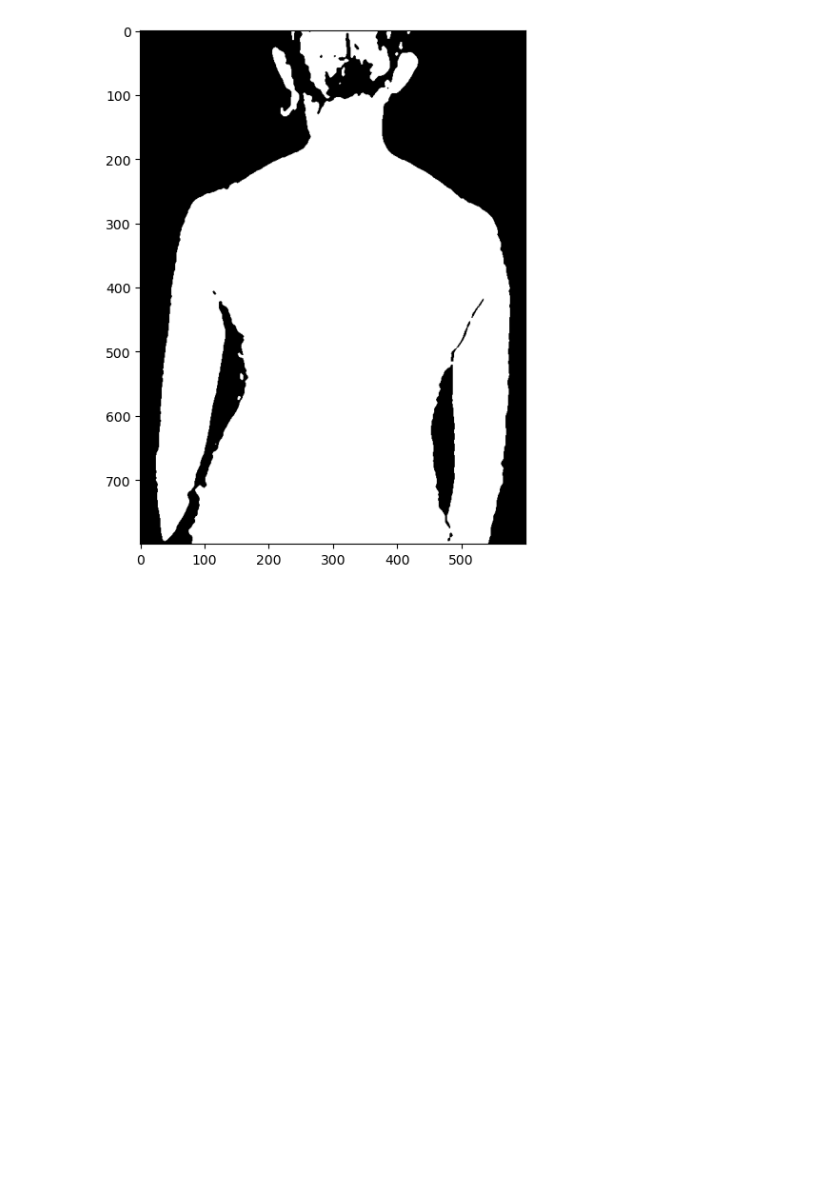
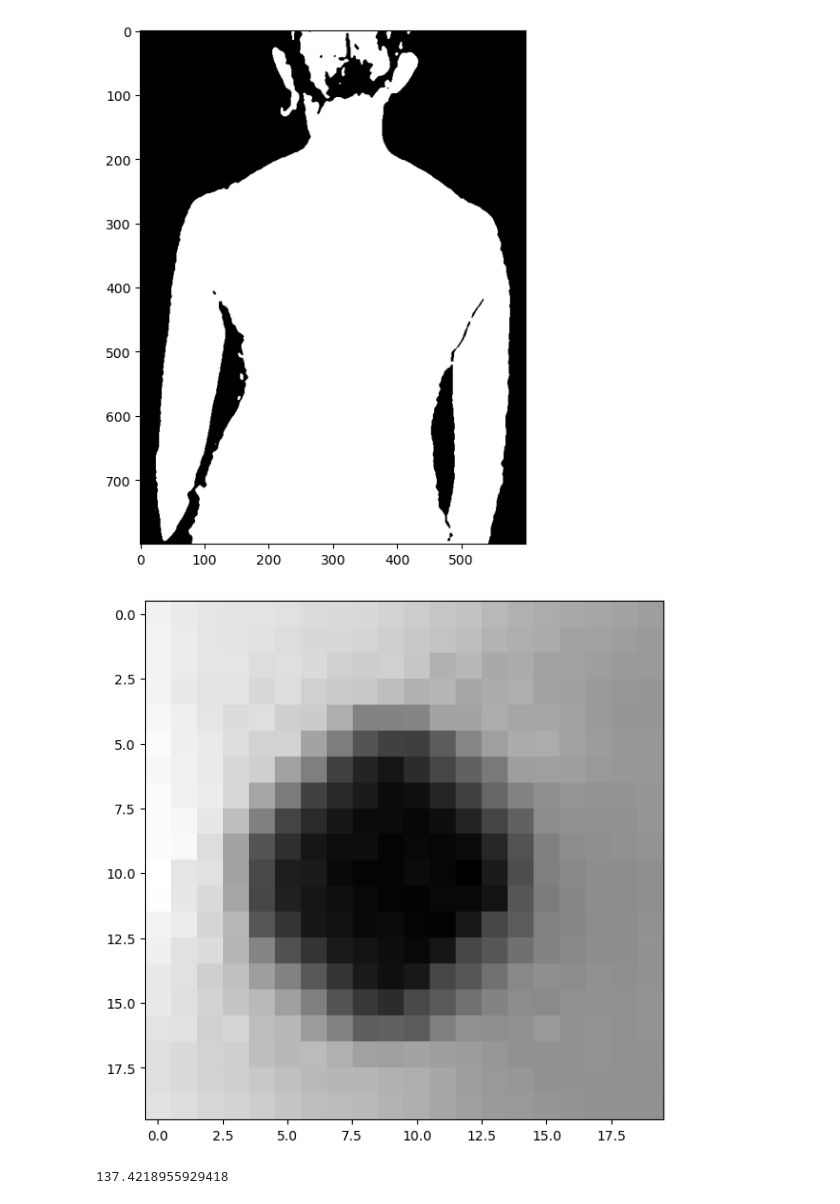
Before and after one commit to ghazalebra/interface_scoliose, a Jupyter notebook: automatic_crop.ipynb, the cells around one changed output. Drawn from its saved outputs; the diff is of its cells as text; code cells hidden in the pictures; blank space fills up the shorter version.

```diff
--- a/automatic_crop.ipynb
+++ b/automatic_crop.ipynb
@@ -99,3 +97,19 @@ plt.show()
 # %% [output]
 [337 707] [1199  441] [983 991]
 [figure]
+# %%
+image = cv2.imread('D:\StageE23\Data\Ete_2022\Participant05\BD\Libre\Prise01/Preprocessed/BD_Libre_01_001665_I_0.jpg')
+image_bw = cv2.cvtColor(image[270:290, 200:220], cv2.COLOR_BGR2GRAY).astype(np.uint8)
+plt.imshow(image_bw, cmap='gray')
+plt.show()
+# %% [output]
+[figure, added]
+# %%
+coordo = {"T1": [281.4342956542969, 118.31011962890625], "T2": [285.3641933287951, 212.79782164737918], "L": [281.432861328125, 352.0157470703125]}
+a = np.sqrt((coordo['T1'][0]-coordo['T2'][0])**2+(coordo['T1'][1]-coordo['T2'][1])**2)
+b = np.sqrt((coordo['T2'][0]-coordo['L'][0])**2+(coordo['T2'][1]-coordo['L'][1])**2)
+c = np.sqrt((coordo['T1'][0]-coordo['T2'][0])**2+(coordo['T1'][1]-coordo['T2'][1])**2)
+scoliosis_angle = 180-np.degrees(np.arccos((c**2+b**2-a**2)/(2*a*b)))
+print(scoliosis_angle)
+# %% [output]
+137.4218955929418
```
Also changed, not shown: parts of 5 cells of this notebook.
